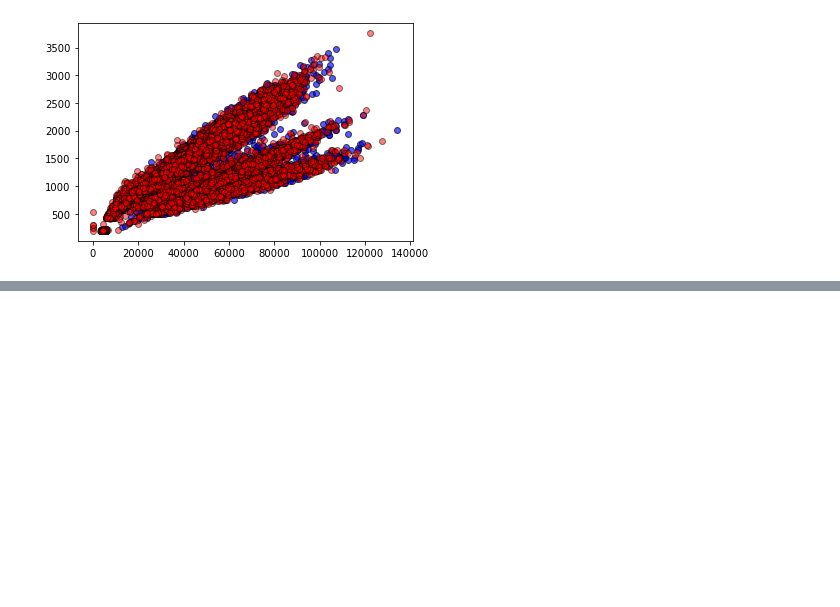
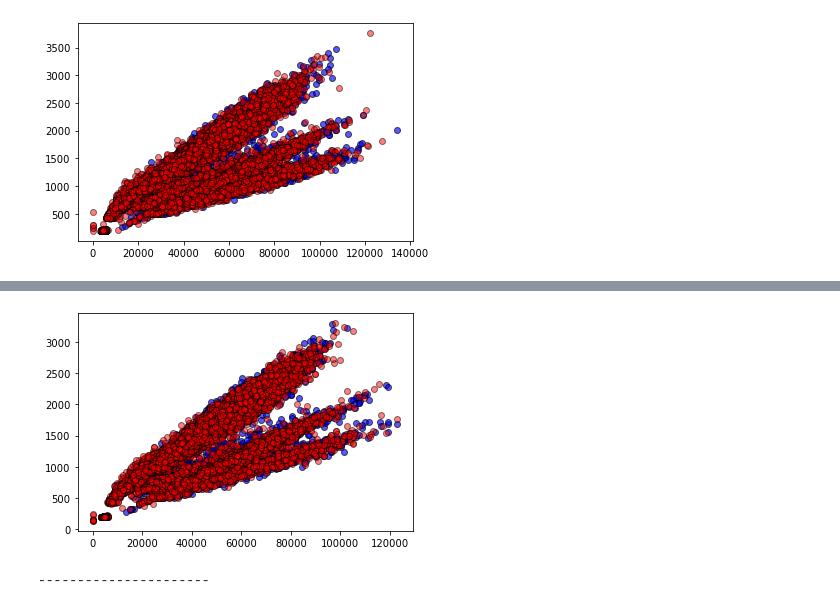
Before and after one commit to josephchancey/riot-lol-match-trends, a Jupyter notebook: Notebooks/LoL Trend Analysis.ipynb, the cells around one changed output, grey strips where cells are left out. Saved outputs shown, nothing was run; the diff lists cells and outputs as text; code cells hidden in the pictures; blank space fills up the shorter version.

```diff
--- a/Notebooks/LoL Trend Analysis.ipynb
+++ b/Notebooks/LoL Trend Analysis.ipynb
@@ -410,0 +455,14 @@ master_loss_b_rIncome_plot = plt.scatter(m_redloss_df['redTotalGold'], m_redloss
+# %%
+# Compare income over time in LOST games - Grand Master
+gmaster_loss_b_rIncome_plot = plt.scatter(gm_blueloss_df['blueTotalGold'], gm_blueloss_df['gameDuraton'], marker="o", facecolors="blue", edgecolors="black", alpha=0.65)
+gmaster_loss_b_rIncome_plot = plt.scatter(gm_redloss_df['redTotalGold'], gm_redloss_df['gameDuraton'], marker="o", facecolors="red", edgecolors="black", alpha=0.50)
+plt.xlabel('Gold')
+plt.ylabel('Time (Seconds)')
+plt.title('Lost Grand Master Games - Gold/Time')
+# %% [output]
+[figure, added]
+# %%
+# Below are Challenger  Charts
+print('----------------------')
+# %% [output]
+----------------------
```
Also changed, not shown: parts of 9 cells of this notebook.
